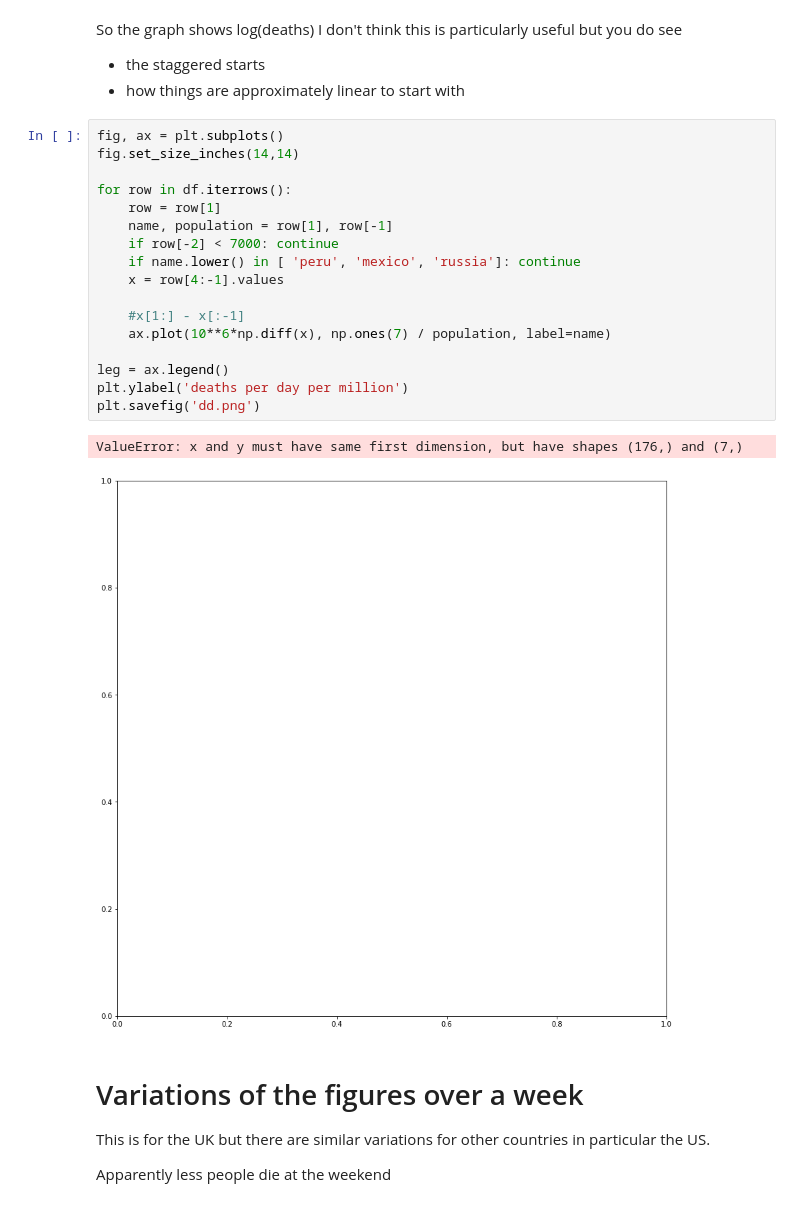
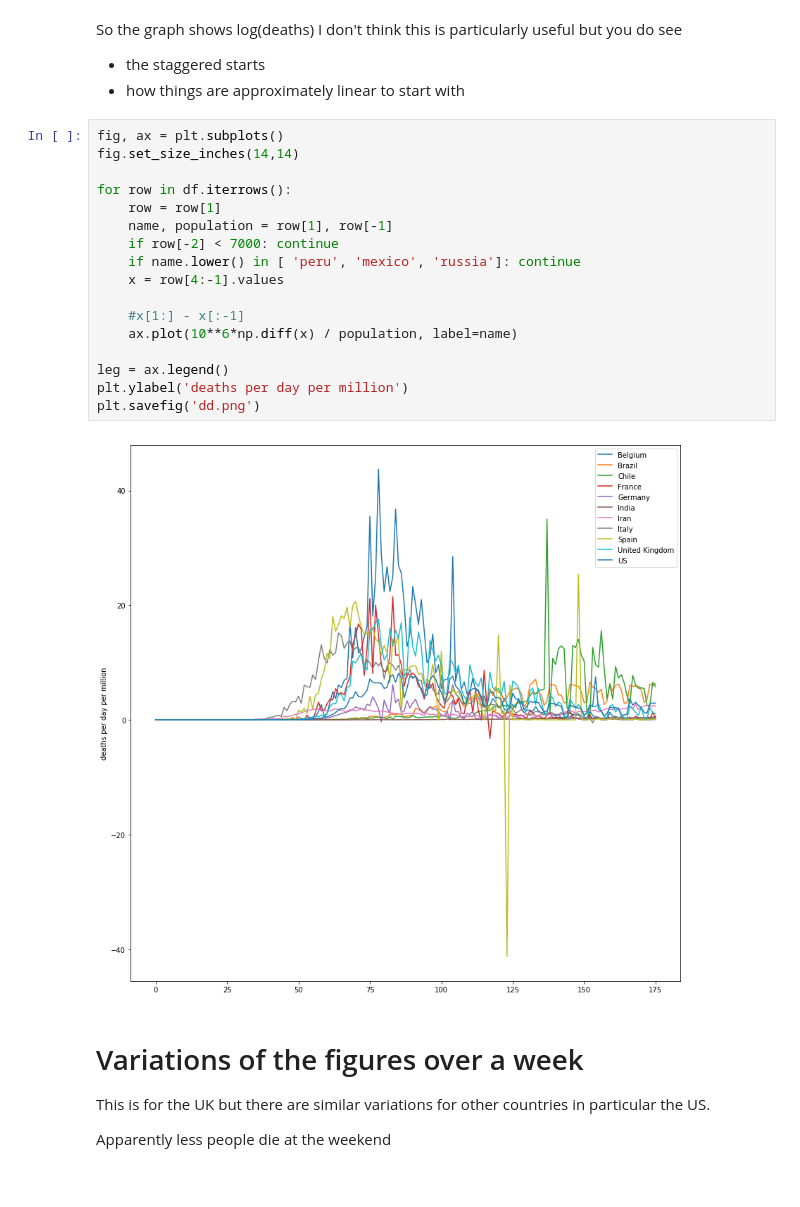
Before and after one commit to macbuse/COVID_stats, a Jupyter notebook: covid_mortality_pop.ipynb, the cells around one changed output. Saved outputs shown, nothing was run; the diff lists cells and outputs as text.

```diff
--- a/covid_mortality_pop.ipynb
+++ b/covid_mortality_pop.ipynb
@@ -211,23 +211,22 @@ but you do see
 # %%
 fig, ax = plt.subplots()
 fig.set_size_inches(14,14)
 
 for row in df.iterrows():
     row = row[1]
     name, population = row[1], row[-1]
     if row[-2] < 7000: continue
     if name.lower() in [ 'peru', 'mexico', 'russia']: continue
     x = row[4:-1].values
 
     #x[1:] - x[:-1]
-    ax.plot(10**6*np.diff(x), np.ones(7) / population, label=name)
+    ax.plot(10**6*np.diff(x) / population, label=name)
 
 leg = ax.legend()
 plt.ylabel('deaths per day per million')
 plt.savefig('dd.png')
 # %% [output]
-ValueError: x and y must have same first dimension, but have shapes (176,) and (7,)
-[figure, old version]
+[figure, new version]
 # %% [markdown]
 # Variations of the figures over a week
 
```
Also changed, not shown: parts of 1 cell of this notebook.
